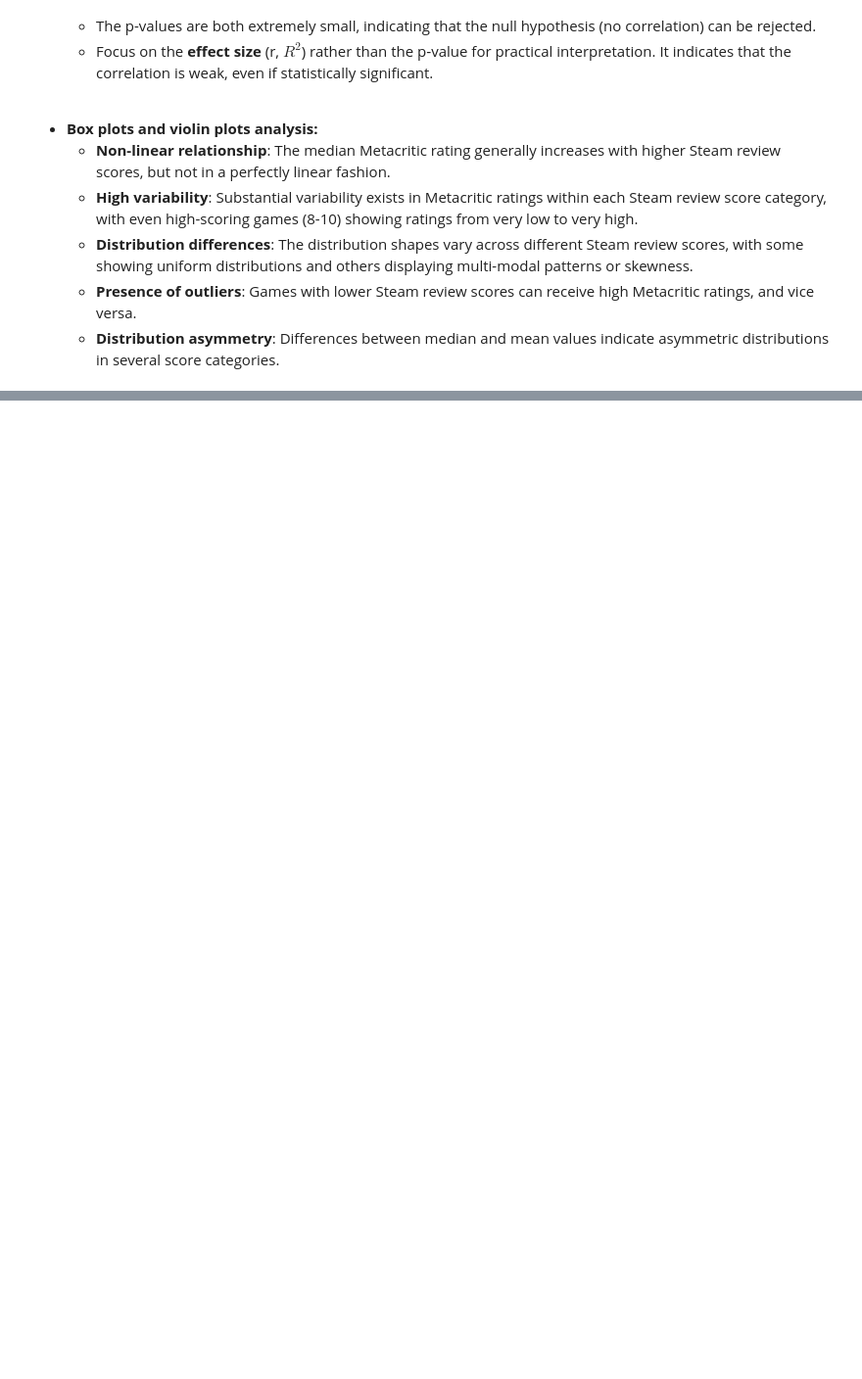
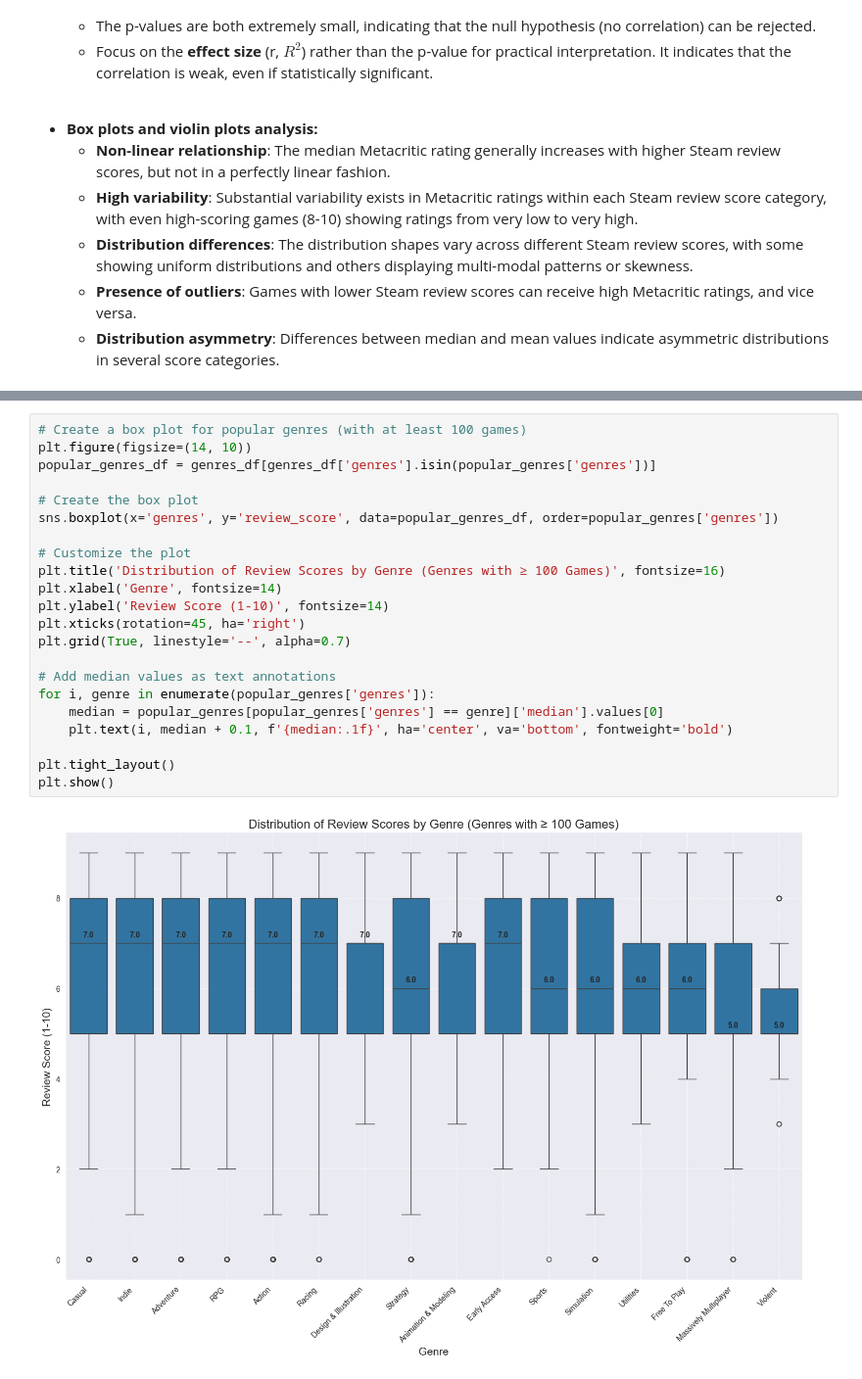
Before and after one commit to Darakuu/FAD_SteamGames_2025, a Jupyter notebook: project.ipynb, the cells around one changed output, grey strips where cells are left out. Shown at 98% size. Saved outputs shown, nothing was run; the diff lists cells and outputs as text; blank space fills up the shorter version.

```diff
--- a/project.ipynb
+++ b/project.ipynb
@@ -321,0 +398,24 @@ $$
+# %%
+# Create a box plot for popular genres (with at least 100 games)
+plt.figure(figsize=(14, 10))
+popular_genres_df = genres_df[genres_df['genres'].isin(popular_genres['genres'])]
+
+# Create the box plot
+sns.boxplot(x='genres', y='review_score', data=popular_genres_df, order=popular_genres['genres'])
+
+# Customize the plot
+plt.title('Distribution of Review Scores by Genre (Genres with ≥ 100 Games)', fontsize=16)
+plt.xlabel('Genre', fontsize=14)
+plt.ylabel('Review Score (1-10)', fontsize=14)
+plt.xticks(rotation=45, ha='right')
+plt.grid(True, linestyle='--', alpha=0.7)
+
+# Add median values as text annotations
+for i, genre in enumerate(popular_genres['genres']):
+    median = popular_genres[popular_genres['genres'] == genre]['median'].values[0]
+    plt.text(i, median + 0.1, f'{median:.1f}', ha='center', va='bottom', fontweight='bold')
+
+plt.tight_layout()
+plt.show()
+# %% [output]
+[figure, added]
```
Also changed, not shown: parts of 15 cells of this notebook.
